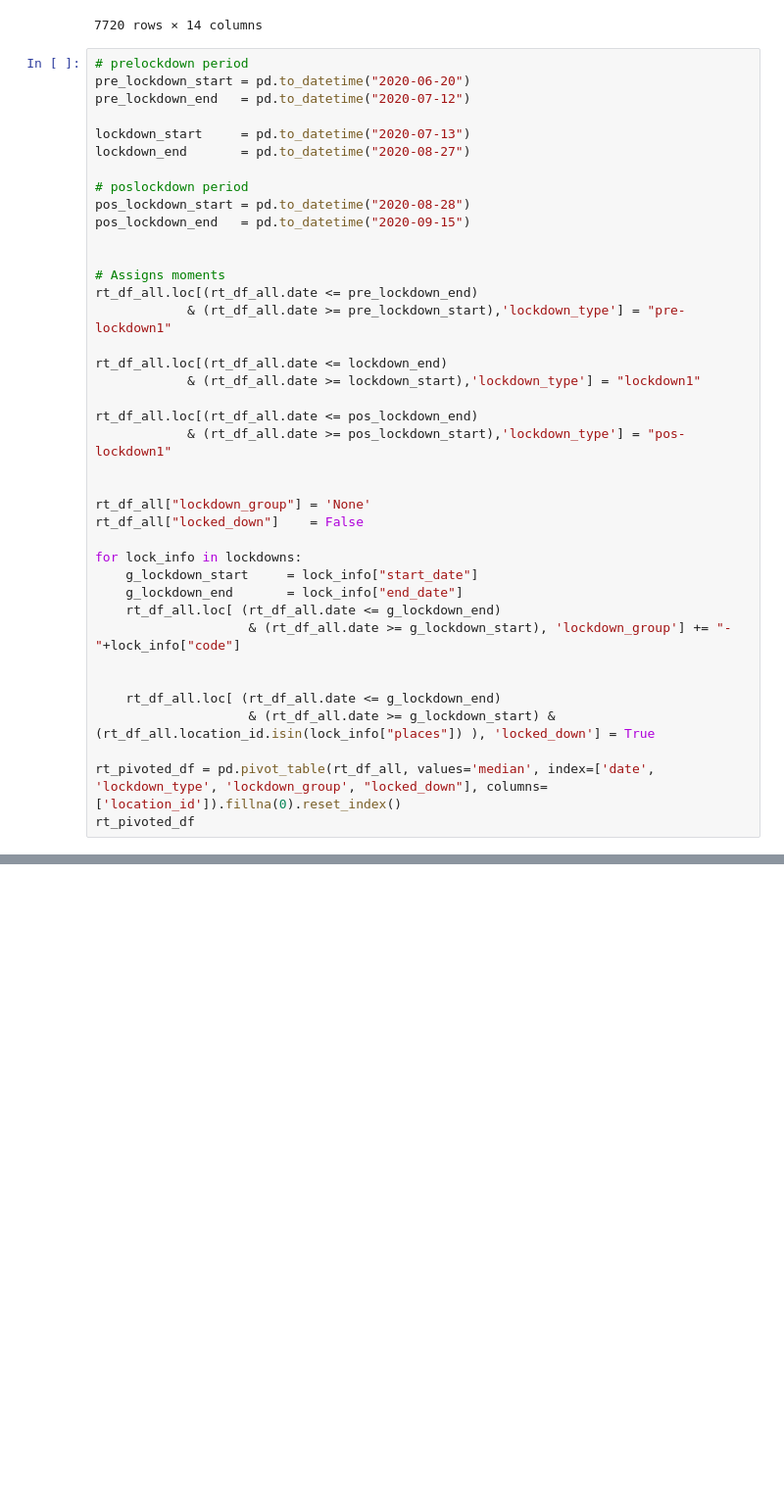
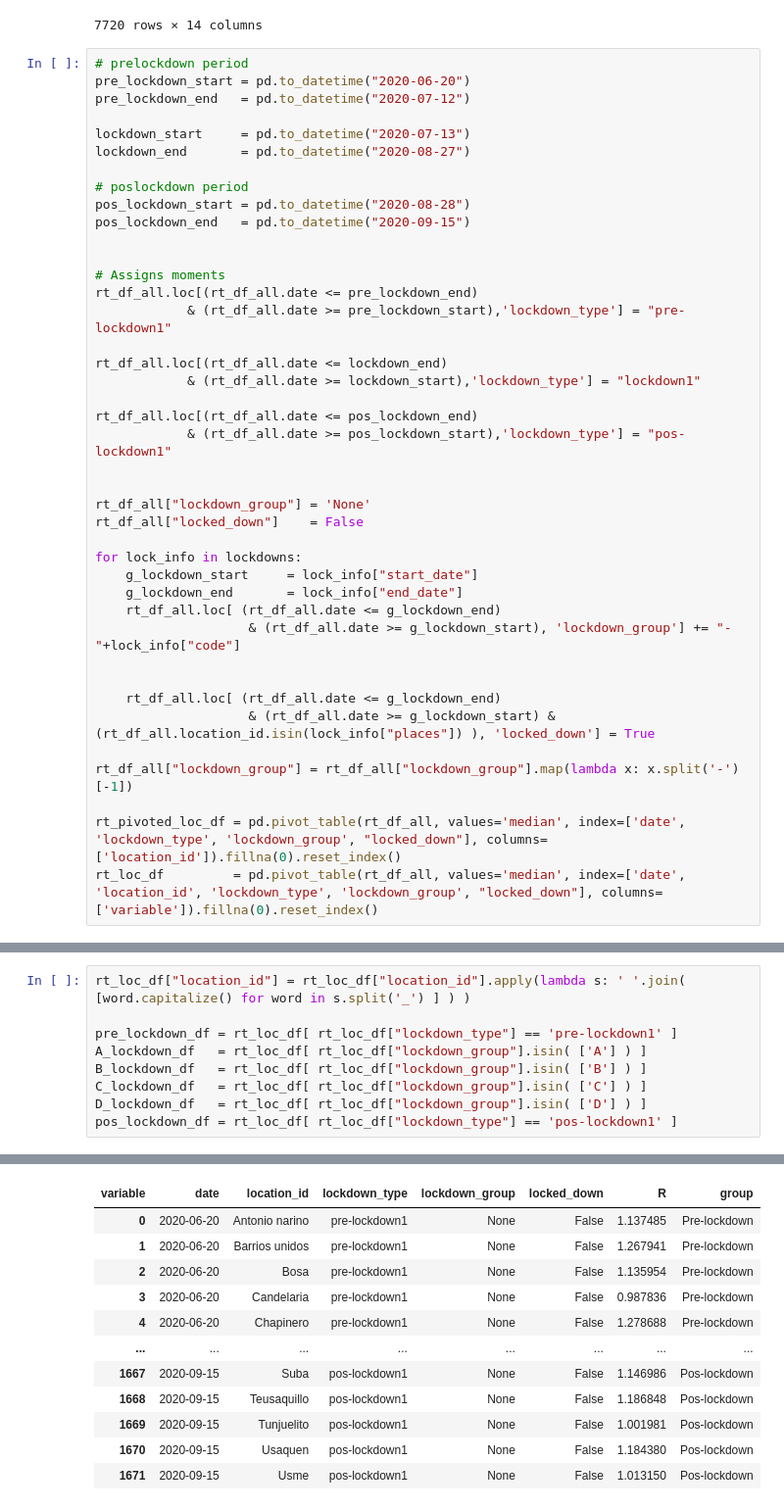
Before and after one commit to ChaosDonkey06/bogota_covid19_lockdowns, a Jupyter notebook: rt_percentual_change.ipynb, the cells around one changed output, grey strips where cells are left out. Shown at 98% size. Cells and saved outputs as stored; diff of their text form; blank space fills up the shorter version.

```diff
--- a/rt_percentual_change.ipynb
+++ b/rt_percentual_change.ipynb
@@ -154,5 +154,7 @@ for lock_info in lockdowns:
     rt_df_all.loc[ (rt_df_all.date <= g_lockdown_end)
                     & (rt_df_all.date >= g_lockdown_start) & (rt_df_all.location_id.isin(lock_info["places"]) ), 'locked_down'] = True
 
-rt_pivoted_df = pd.pivot_table(rt_df_all, values='median', index=['date', 'lockdown_type', 'lockdown_group', "locked_down"], columns=['location_id']).fillna(0).reset_index()
-rt_pivoted_df
+rt_df_all["lockdown_group"] = rt_df_all["lockdown_group"].map(lambda x: x.split('-')[-1])
+
+rt_pivoted_loc_df = pd.pivot_table(rt_df_all, values='median', index=['date', 'lockdown_type', 'lockdown_group', "locked_down"], columns=['location_id']).fillna(0).reset_index()
+rt_loc_df         = pd.pivot_table(rt_df_all, values='median', index=['date', 'location_id', 'lockdown_type', 'lockdown_group', "locked_down"], columns=['variable']).fillna(0).reset_index()
@@ -176,0 +161,10 @@ Timestamp('2020-06-20 00:00:00')
+# %%
+rt_loc_df["location_id"] = rt_loc_df["location_id"].apply(lambda s: ' '.join( [word.capitalize() for word in s.split('_') ] ) )
+
+pre_lockdown_df = rt_loc_df[ rt_loc_df["lockdown_type"] == 'pre-lockdown1' ]
+A_lockdown_df   = rt_loc_df[ rt_loc_df["lockdown_group"].isin( ['A'] ) ]
+B_lockdown_df   = rt_loc_df[ rt_loc_df["lockdown_group"].isin( ['B'] ) ]
+C_lockdown_df   = rt_loc_df[ rt_loc_df["lockdown_group"].isin( ['C'] ) ]
+D_lockdown_df   = rt_loc_df[ rt_loc_df["lockdown_group"].isin( ['D'] ) ]
+pos_lockdown_df = rt_loc_df[ rt_loc_df["lockdown_type"] == 'pos-lockdown1' ]
+# %% [output]
@@ -176,0 +181,12 @@ Timestamp('2020-06-20 00:00:00')
+| variable | date | location_id | lockdown_type | lockdown_group | locked_down | R | group |
+| 0 | 2020-06-20 | Antonio narino | pre-lockdown1 | None | False | 1.137485 | Pre-lockdown |
+| 1 | 2020-06-20 | Barrios unidos | pre-lockdown1 | None | False | 1.267941 | Pre-lockdown |
+| 2 | 2020-06-20 | Bosa | pre-lockdown1 | None | False | 1.135954 | Pre-lockdown |
+| 3 | 2020-06-20 | Candelaria | pre-lockdown1 | None | False | 0.987836 | Pre-lockdown |
+| 4 | 2020-06-20 | Chapinero | pre-lockdown1 | None | False | 1.278688 | Pre-lockdown |
+| ... | ... | ... | ... | ... | ... | ... | ... |
+| 1667 | 2020-09-15 | Suba | pos-lockdown1 | None | False | 1.146986 | Pos-lockdown |
+| 1668 | 2020-09-15 | Teusaquillo | pos-lockdown1 | None | False | 1.186848 | Pos-lockdown |
+| 1669 | 2020-09-15 | Tunjuelito | pos-lockdown1 | None | False | 1.001981 | Pos-lockdown |
+| 1670 | 2020-09-15 | Usaquen | pos-lockdown1 | None | False | 1.184380 | Pos-lockdown |
+| 1671 | 2020-09-15 | Usme | pos-lockdown1 | None | False | 1.013150 | Pos-lockdown |
```
Also changed, not shown: parts of 6 cells of this notebook.
